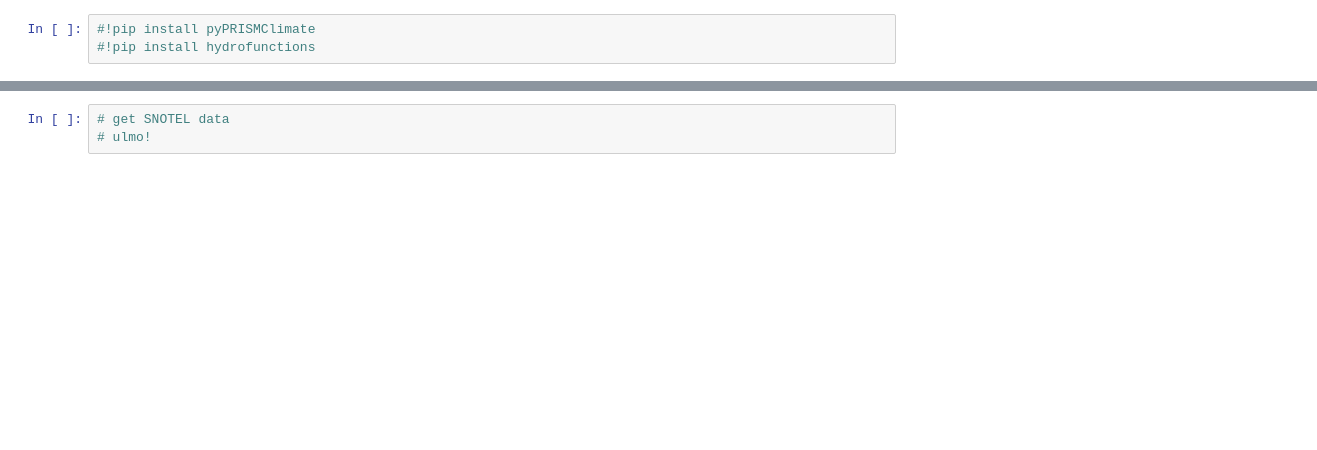
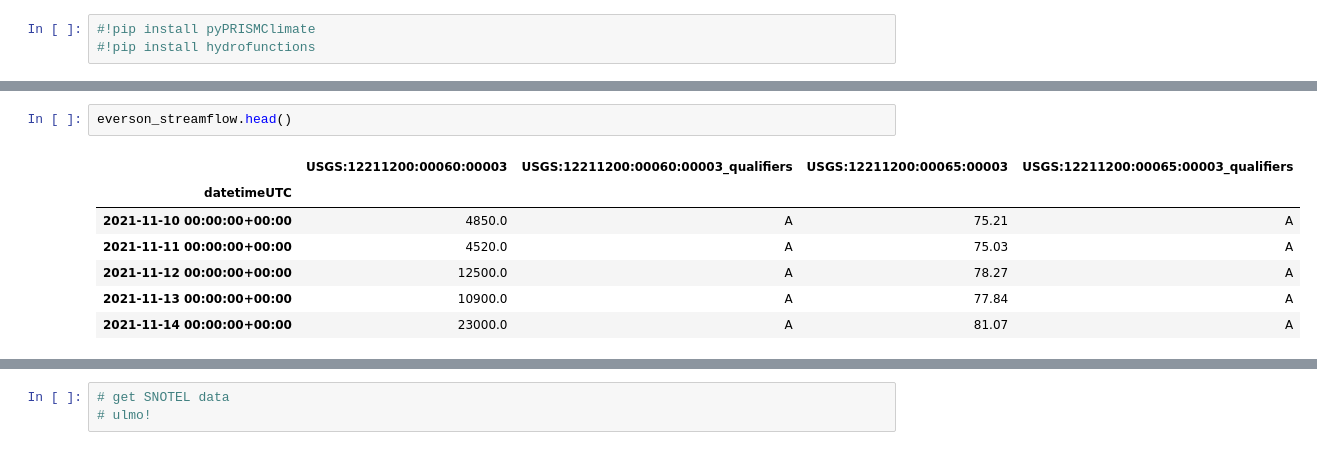
Before and after one commit to UW-GDA/flood_mass_balance_Nooksack, a Jupyter notebook: data_download.ipynb, the cells around one changed output, grey strips where cells are left out. Saved outputs shown, nothing was run; the diff lists cells and outputs as text; blank space fills up the shorter version.

```diff
--- a/data_download.ipynb
+++ b/data_download.ipynb
@@ -47,0 +61,10 @@ everson_gdf.plot(facecolor = 'green', ax=a)
+# %%
+everson_streamflow.head()
+# %% [output]
+|  | USGS:12211200:00060:00003 | USGS:12211200:00060:00003_qualifiers | USGS:12211200:00065:00003 | USGS:12211200:00065:00003_qualifiers |
+| datetimeUTC |  |  |  |  |
+| 2021-11-10 00:00:00+00:00 | 4850.0 | A | 75.21 | A |
+| 2021-11-11 00:00:00+00:00 | 4520.0 | A | 75.03 | A |
+| 2021-11-12 00:00:00+00:00 | 12500.0 | A | 78.27 | A |
+| 2021-11-13 00:00:00+00:00 | 10900.0 | A | 77.84 | A |
+| 2021-11-14 00:00:00+00:00 | 23000.0 | A | 81.07 | A |
```
Also changed, not shown: parts of 23 cells of this notebook.
